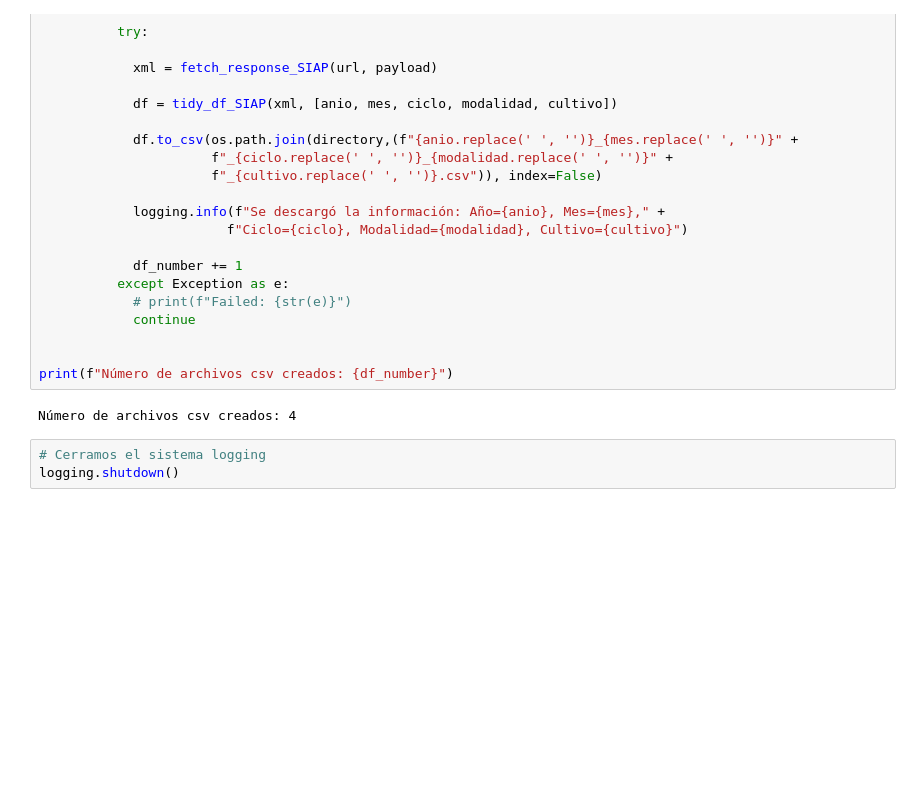
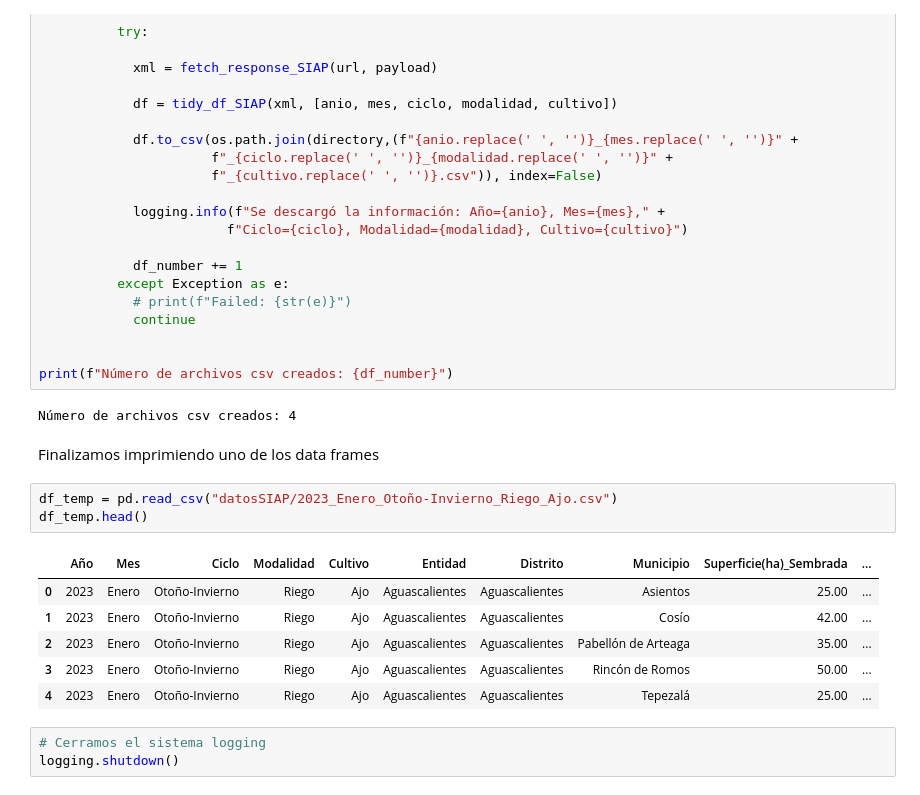
Before and after one commit to ProyectosMCD/RedBAMX, a Jupyter notebook: descarga/descarga_Datos_Avance_Siembras_Cosechas_SIAP.ipynb, the cells around one changed output. Saved outputs shown, nothing was run; the diff lists cells and outputs as text; blank space fills up the shorter version.

Commit message:
Arreglos en descarga y limpieza DASC SIAP

```diff
--- a/descarga/descarga_Datos_Avance_Siembras_Cosechas_SIAP.ipynb
+++ b/descarga/descarga_Datos_Avance_Siembras_Cosechas_SIAP.ipynb
@@ -370,6 +372,18 @@ for anio in request_dict['anio']:
 print(f"Número de archivos csv creados: {df_number}")
 # %% [output]
 Número de archivos csv creados: 4
+# %% [markdown]
+Finalizamos imprimiendo uno de los data frames
+# %%
+df_temp = pd.read_csv("datosSIAP/2023_Enero_Otoño-Invierno_Riego_Ajo.csv")
+df_temp.head()
+# %% [output]
+|  | Año | Mes | Ciclo | Modalidad | Cultivo | Entidad | Distrito | Municipio | Superficie(ha)_Sembrada | ... |
+| 0 | 2023 | Enero | Otoño-Invierno | Riego | Ajo | Aguascalientes | Aguascalientes | Asientos | 25.00 | ... |
+| 1 | 2023 | Enero | Otoño-Invierno | Riego | Ajo | Aguascalientes | Aguascalientes | Cosío | 42.00 | ... |
+| 2 | 2023 | Enero | Otoño-Invierno | Riego | Ajo | Aguascalientes | Aguascalientes | Pabellón de Arteaga | 35.00 | ... |
+| 3 | 2023 | Enero | Otoño-Invierno | Riego | Ajo | Aguascalientes | Aguascalientes | Rincón de Romos | 50.00 | ... |
+| 4 | 2023 | Enero | Otoño-Invierno | Riego | Ajo | Aguascalientes | Aguascalientes | Tepezalá | 25.00 | ... |
 # %%
 # Cerramos el sistema logging
 logging.shutdown()
```
Also changed, not shown: parts of 3 cells of this notebook, 1 other file.
